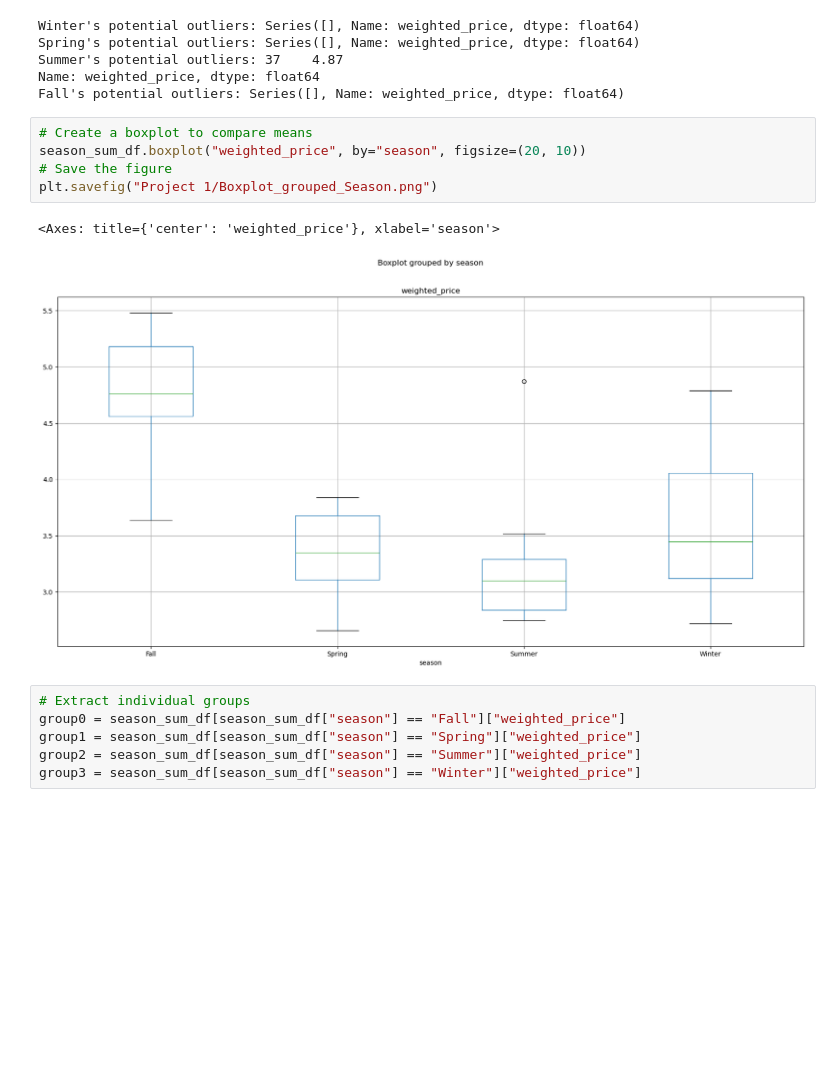
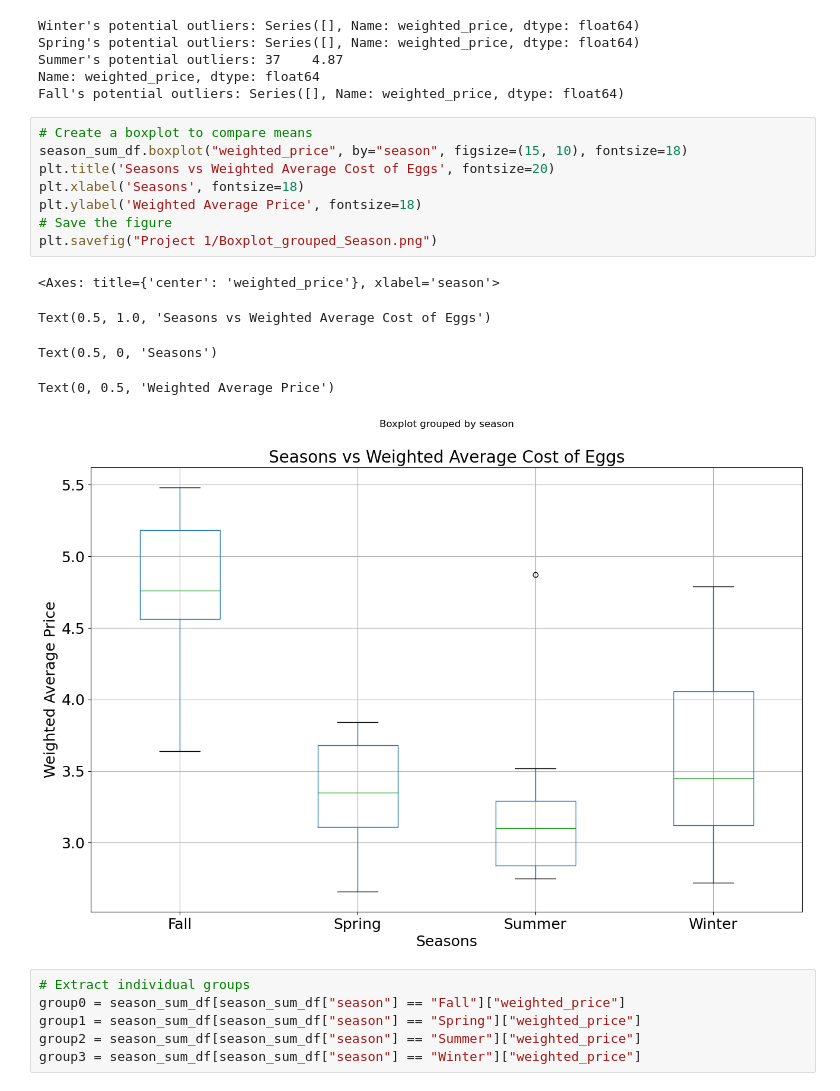
Before and after one commit to country4livin/Project-1-Repo, a Jupyter notebook: Eggs_Season.ipynb, the cells around one changed output. Cells and saved outputs as stored; diff of their text form; blank space fills up the shorter version.

Commit message:
"Updated Boxplot image and Read Me Janice Branch."

```diff
--- a/Eggs_Season.ipynb
+++ b/Eggs_Season.ipynb
@@ -180,12 +180,18 @@ Name: weighted_price, dtype: float64
 Fall's potential outliers: Series([], Name: weighted_price, dtype: float64)
 # %%
 # Create a boxplot to compare means
-season_sum_df.boxplot("weighted_price", by="season", figsize=(20, 10))
+season_sum_df.boxplot("weighted_price", by="season", figsize=(15, 10), fontsize=18)
+plt.title('Seasons vs Weighted Average Cost of Eggs', fontsize=20)
+plt.xlabel('Seasons', fontsize=18)
+plt.ylabel('Weighted Average Price', fontsize=18)
 # Save the figure
 plt.savefig("Project 1/Boxplot_grouped_Season.png")
 # %% [output]
 <Axes: title={'center': 'weighted_price'}, xlabel='season'>
+Text(0.5, 1.0, 'Seasons vs Weighted Average Cost of Eggs')
+Text(0.5, 0, 'Seasons')
+Text(0, 0.5, 'Weighted Average Price')
-[figure, old version]
+[figure, new version]
 # %%
 # Extract individual groups
 group0 = season_sum_df[season_sum_df["season"] == "Fall"]["weighted_price"]
```
Also changed, not shown: 2 other files.
